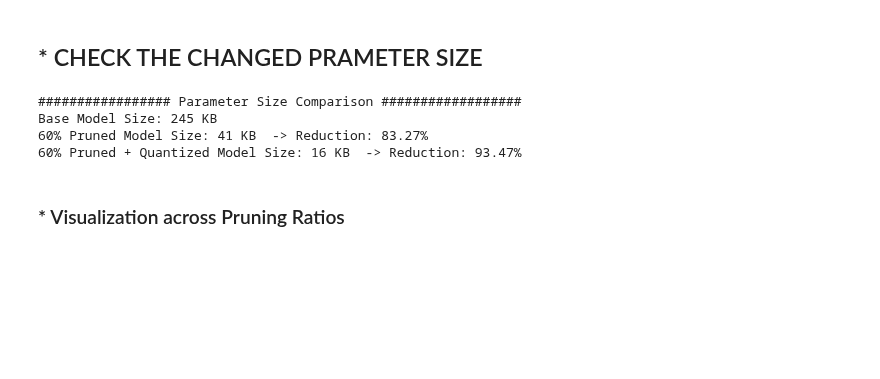
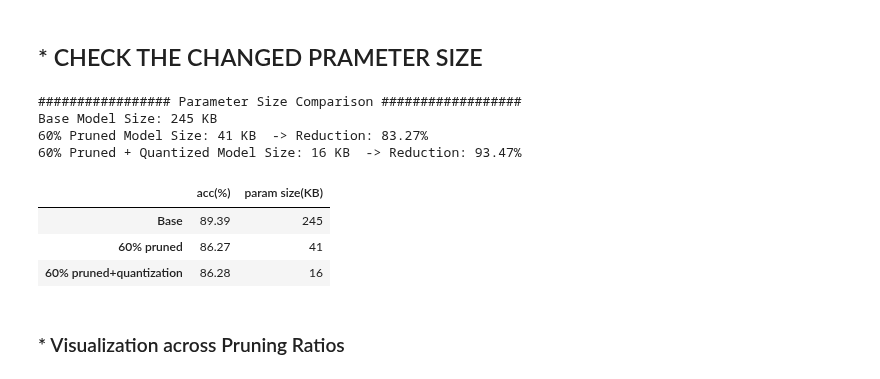
Before and after one commit to yewonkim01/Optimized-Model-on-JetsonNano-with-Pruning-and-Quantization, a Jupyter notebook: experiment.ipynb, the cells around one changed output. Drawn from its saved outputs; the diff is of its cells as text; code cells hidden in the pictures; blank space fills up the shorter version.

```diff
--- a/experiment.ipynb
+++ b/experiment.ipynb
@@ -598,24 +598,33 @@ After quantization, the model's parameter storage format changes
 # %%
 import os
 
 def params_size(model, model_name):
     torch.save(model.state_dict(), model_name + '.p')
     size = os.path.getsize(model_name + '.p')
     return round(size / 1024)  # to KB
 
 base = params_size(origin_model, "origin_model")
 pruned_60 = params_size(model_60, "model_60")
 quantized_60 = params_size(quantize_qint8_model60, "quantized_model60")
 
 print('################# Parameter Size Comparison ##################')
 print(f"Base Model Size: {base} KB")
 print(f"60% Pruned Model Size: {pruned_60} KB  -> Reduction: {round((1 - pruned_60 / base) * 100, 2)}%")
 print(f"60% Pruned + Quantized Model Size: {quantized_60} KB  -> Reduction: {round((1 - quantized_60 / base) * 100, 2)}%")
+
+pd.DataFrame({'acc(%)': [acc_60[0], acc_60[-1], acc.numpy()],
+             'param size(KB)': [base, pruned_60, quantized_60],
+              },
+             index = ['Base', '60% pruned', '60% pruned+quantization'])
 # %% [output]
 ################# Parameter Size Comparison ##################
 Base Model Size: 245 KB
 60% Pruned Model Size: 41 KB  -> Reduction: 83.27%
 60% Pruned + Quantized Model Size: 16 KB  -> Reduction: 93.47%
+|  | acc(%) | param size(KB) |
+| Base | 89.39 | 245 |
+| 60% pruned | 86.27 | 41 |
+| 60% pruned+quantization | 86.28 | 16 |
 # %%
 # 젯슨나노에 올릴 모델 저장
 torch.save(model_60, 'model_60.pth')
```
